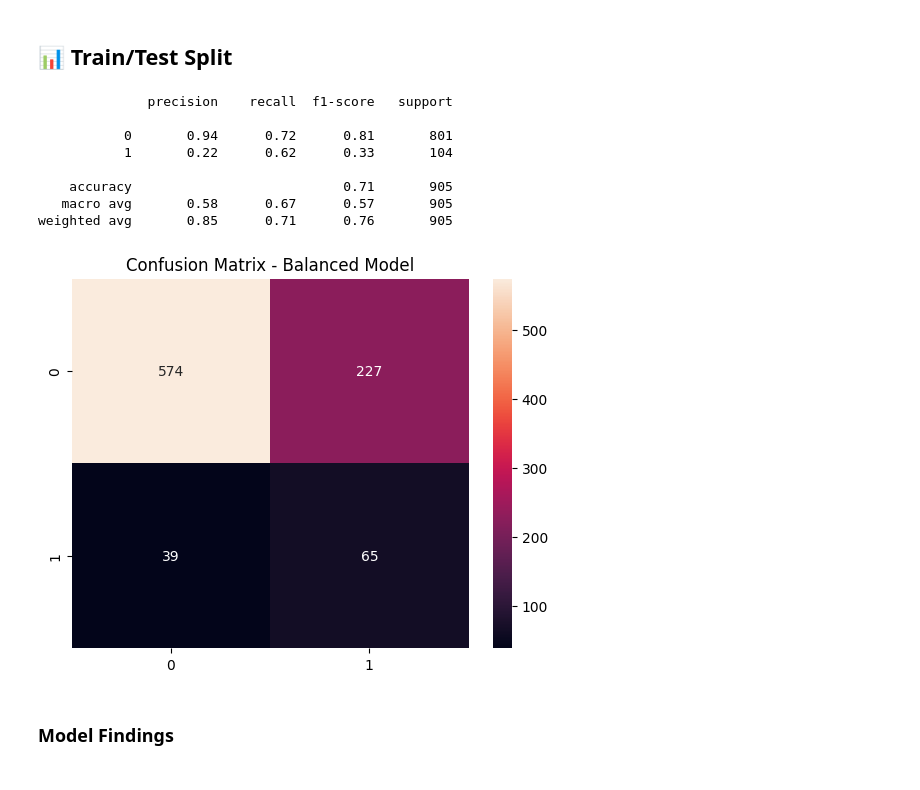
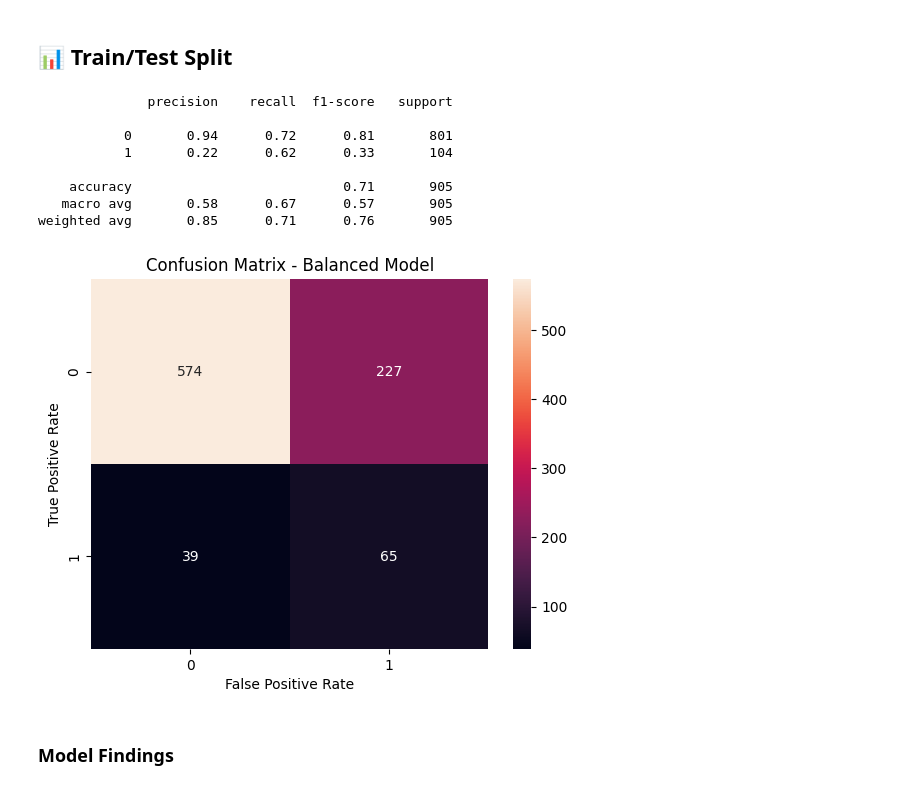
Before and after one commit to hutchay/term-deposit-prediction, a Jupyter notebook: Term_Deposit_Prediction_BankMarketing (2).ipynb, the cells around one changed output. Cells and saved outputs as stored; diff of their text form; code cells hidden in the pictures.

```diff
--- a/Term_Deposit_Prediction_BankMarketing (2).ipynb
+++ b/Term_Deposit_Prediction_BankMarketing (2).ipynb
@@ -133,34 +133,36 @@ X_test_scaled = scaler.transform(X_test)
 from sklearn.linear_model import LogisticRegression
 balanced_model = LogisticRegression(
     class_weight='balanced',
     max_iter=2000,
     solver='liblinear'
 )
 
 # Fit model
 #balanced_model.fit(X_scaled, y_train)
 balanced_model.fit(X_train_scaled, y_train)
 y_balanced_pred = balanced_model.predict(scaler.transform(X_test))
 
 # Evaluate
 from sklearn.metrics import classification_report, confusion_matrix
 import seaborn as sns
 import matplotlib.pyplot as plt
 
 print(classification_report(y_test, y_balanced_pred))
 sns.heatmap(confusion_matrix(y_test, y_balanced_pred), annot=True, fmt='d')
 plt.title('Confusion Matrix - Balanced Model')
+plt.xlabel('False Positive Rate')
+plt.ylabel('True Positive Rate')
 plt.show()
 # %% [output]
               precision    recall  f1-score   support
 
            0       0.94      0.72      0.81       801
            1       0.22      0.62      0.33       104
 
     accuracy                           0.71       905
    macro avg       0.58      0.67      0.57       905
 weighted avg       0.85      0.71      0.76       905
-[figure, old version]
+[figure, new version]
 # %% [markdown]
 ### Model Findings
 # %% [markdown]
```
Also changed, not shown: parts of 5 cells of this notebook.
